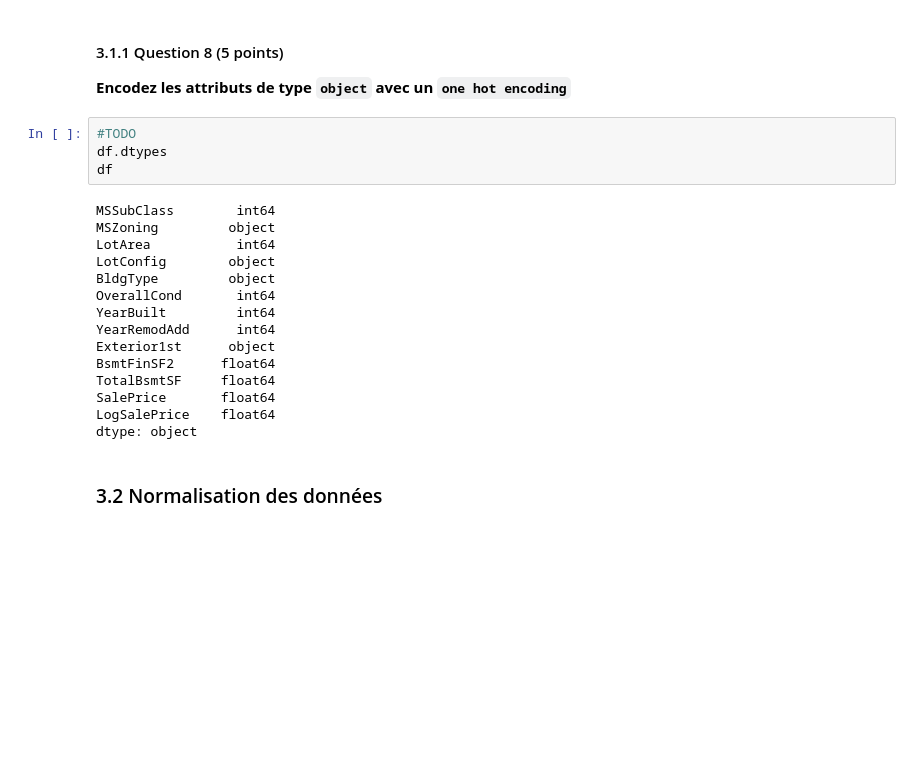
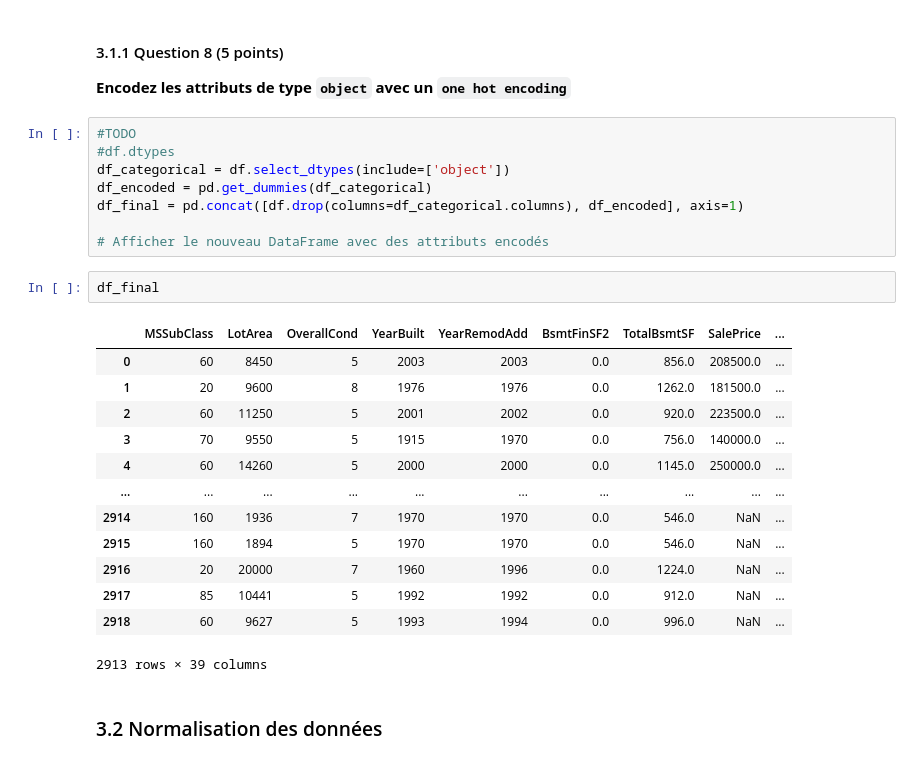
Before and after one commit to mohamedali05/TP1_INF8111, a Jupyter notebook: TP1_A24.ipynb, the cells around one changed output. Cells and saved outputs as stored; diff of their text form; blank space fills up the shorter version.

```diff
--- a/TP1_A24.ipynb
+++ b/TP1_A24.ipynb
@@ -445,25 +445,30 @@ Les attributs de type `object` étant catégoriques (voire partie 1), on peut ef
 #### 3.1.1 Question 8 (5 points)
 
 **Encodez les attributs de type `object` avec un `one hot encoding`**
-# %%
-#TODO
-df.dtypes
-df
-# %% [output]
-MSSubClass        int64
-MSZoning         object
-LotArea           int64
-LotConfig        object
-BldgType         object
-OverallCond       int64
-YearBuilt         int64
-YearRemodAdd      int64
-Exterior1st      object
-BsmtFinSF2      float64
-TotalBsmtSF     float64
-SalePrice       float64
-LogSalePrice    float64
-dtype: object
+# %%
+#TODO
+#df.dtypes
+df_categorical = df.select_dtypes(include=['object'])
+df_encoded = pd.get_dummies(df_categorical)
+df_final = pd.concat([df.drop(columns=df_categorical.columns), df_encoded], axis=1)
+
+# Afficher le nouveau DataFrame avec des attributs encodés
+# %%
+df_final
+# %% [output]
+|  | MSSubClass | LotArea | OverallCond | YearBuilt | YearRemodAdd | BsmtFinSF2 | TotalBsmtSF | SalePrice | ... |
+| 0 | 60 | 8450 | 5 | 2003 | 2003 | 0.0 | 856.0 | 208500.0 | ... |
+| 1 | 20 | 9600 | 8 | 1976 | 1976 | 0.0 | 1262.0 | 181500.0 | ... |
+| 2 | 60 | 11250 | 5 | 2001 | 2002 | 0.0 | 920.0 | 223500.0 | ... |
+| 3 | 70 | 9550 | 5 | 1915 | 1970 | 0.0 | 756.0 | 140000.0 | ... |
+| 4 | 60 | 14260 | 5 | 2000 | 2000 | 0.0 | 1145.0 | 250000.0 | ... |
+| ... | ... | ... | ... | ... | ... | ... | ... | ... | ... |
+| 2914 | 160 | 1936 | 7 | 1970 | 1970 | 0.0 | 546.0 | NaN | ... |
+| 2915 | 160 | 1894 | 5 | 1970 | 1970 | 0.0 | 546.0 | NaN | ... |
+| 2916 | 20 | 20000 | 7 | 1960 | 1996 | 0.0 | 1224.0 | NaN | ... |
+| 2917 | 85 | 10441 | 5 | 1992 | 1992 | 0.0 | 912.0 | NaN | ... |
+| 2918 | 60 | 9627 | 5 | 1993 | 1994 | 0.0 | 996.0 | NaN | ... |
+2913 rows × 39 columns
 # %% [markdown]
 ### 3.2 Normalisation des données
 # %% [markdown]
```
